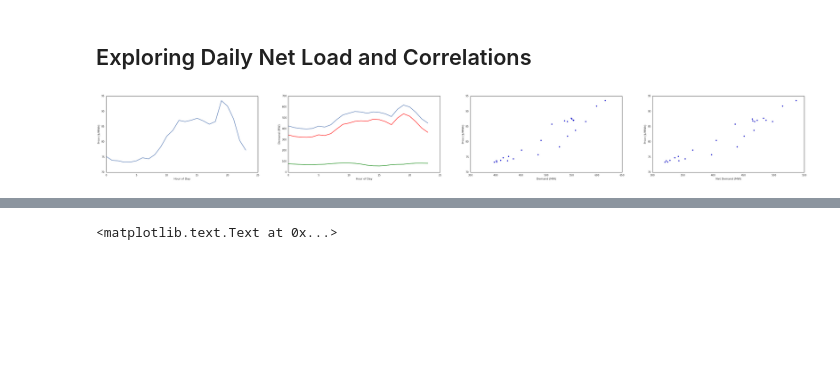
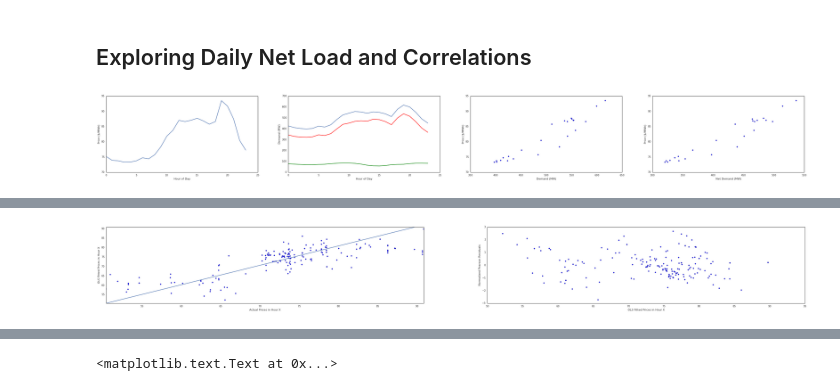
Before and after one commit to diegoleonbarido/flexbox-data-dump-analysis, a Jupyter notebook: ipynb/System_Level.ipynb, the cells around one changed output, grey strips where cells are left out. Saved outputs shown, nothing was run; the diff lists cells and outputs as text; code cells hidden in the pictures; blank space fills up the shorter version.

```diff
--- a/ipynb/System_Level.ipynb
+++ b/ipynb/System_Level.ipynb
@@ -794,0 +865,7 @@ plt.subplots_adjust(right=5)
+# %%
+#plt.plot(resource_df['price'], Before["Gas"], 'ro')
+#plt.plot(Before["Temp"], fitted.fittedvalues, 'b')
+
+linear_model = sm.OLS(hour_zero_resources['price'], hour_zero_resources[['Demanda','wind','net_Demanda','bunker','biomass','geothermal','hydro']])
+linear_results = linear_model.fit()
+print(linear_results.summary())
@@ -794,0 +890,20 @@ plt.subplots_adjust(right=5)
+# %%
+plt.subplot(121)
+plt.scatter(hour_zero_resources['price'],linear_results.fittedvalues)
+plt.xlim(min(min(linear_results.fittedvalues),min(hour_zero_resources['price'])),max(max(linear_results.fittedvalues),max(hour_zero_resources['price'])))
+plt.ylim(min(min(linear_results.fittedvalues),min(hour_zero_resources['price'])),max(max(linear_results.fittedvalues),max(hour_zero_resources['price'])))
+plt.xlabel('Actual Prices in Hour X')
+plt.ylabel('OLS Fitted Prices in Hour X')
+plt.plot([min(min(linear_results.fittedvalues),min(hour_zero_resources['price'])),max(max(linear_results.fittedvalues),min(hour_zero_resources['price']))],[min(min(linear_results.fittedvalues),min(hour_zero_resources['price'])),max(max(linear_results.fittedvalues),max(hour_zero_resources['price']))] )
+
+plt.subplot(122)
+
+plt.scatter(linear_results.fittedvalues,linear_results.resid_pearson)
+plt.xlabel('OLS Fitted Prices in Hour X')
+plt.ylabel('Normalized Pearson Residuals')
+
+
+
+plt.subplots_adjust(right=5)
+# %% [output]
+[figure, added]
```
Also changed, not shown: parts of 21 cells of this notebook, 4 other files.
